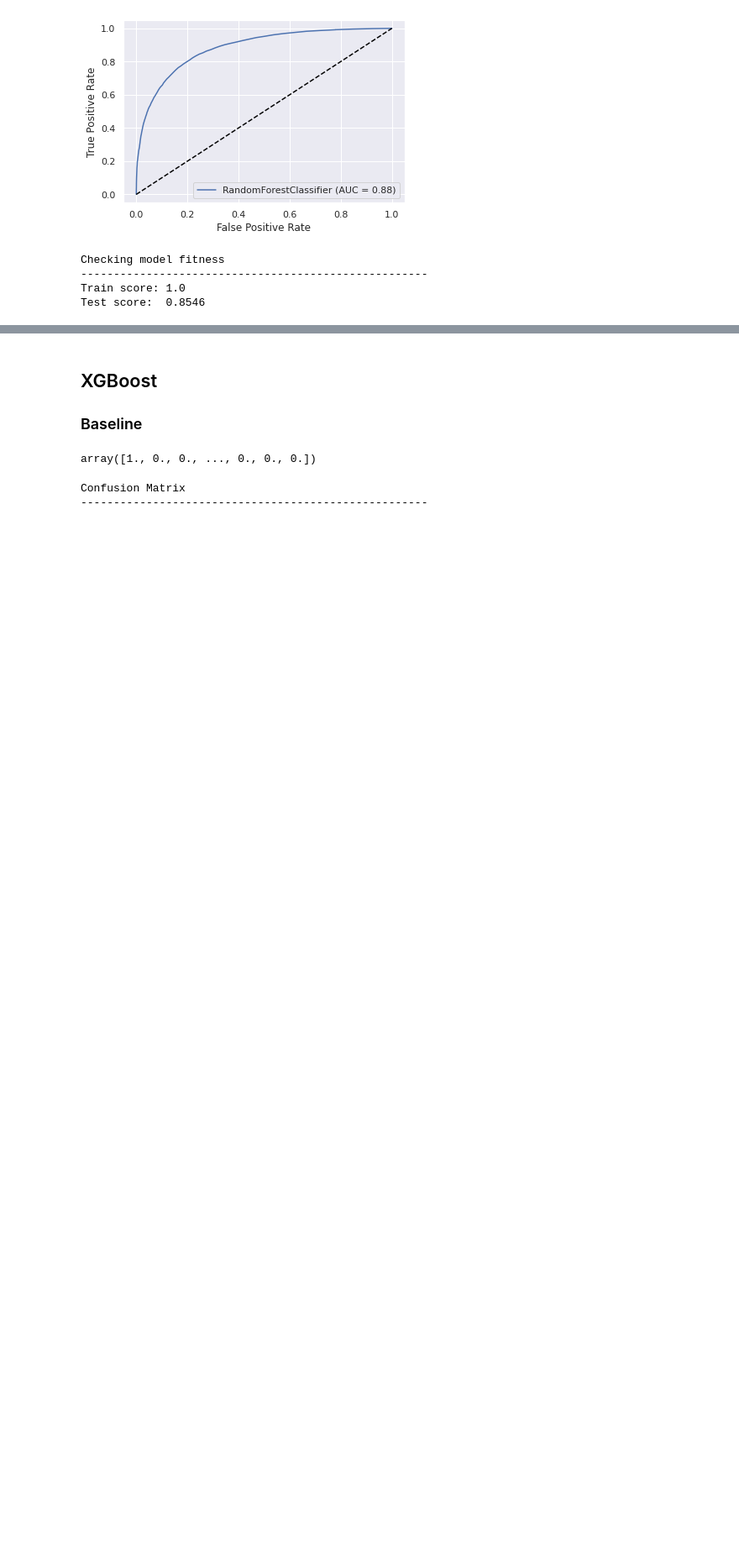
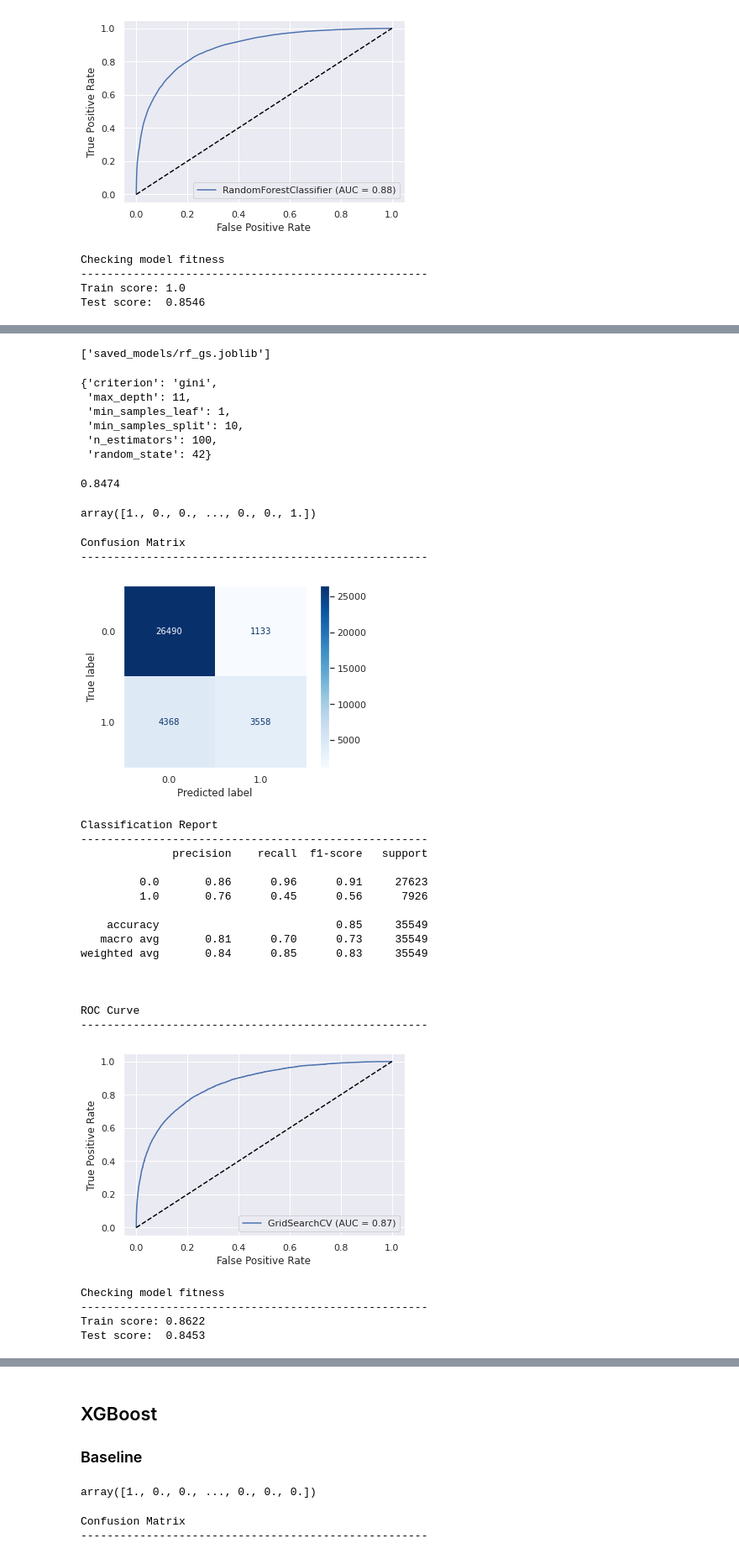
Before and after one commit to tjkyner/australian-rain-prediction, a Jupyter notebook: notebook.ipynb, the cells around one changed output, grey strips where cells are left out. Shown: that part at 84% size. Drawn from its saved outputs; the diff is of its cells as text; code cells hidden in the pictures; blank space fills up the shorter version.

Commit message:
random forest hyperparameter tuning

```diff
--- a/notebook.ipynb
+++ b/notebook.ipynb
@@ -905,7 +906,8 @@ params = {
     'criterion': ['gini', 'entropy'],
     'max_depth': [3, 7, 11],
     'min_samples_split': [2, 5, 10],
-    'min_samples_leaf': [1, 3, 5]
+    'min_samples_leaf': [1, 3, 5],
+    'random_state': [42]
 }
 
 clf_gs = GridSearchCV(clf, param_grid=params, scoring='accuracy', cv=3)
@@ -1000,0 +1007,12 @@ Test score:  0.8546
+# %%
+rf_params = {
+    'n_estimators': [10, 35, 100],
+    'criterion': ['gini', 'entropy'],
+    'max_depth': [3, 7, 11],
+    'min_samples_split': [2, 5, 10],
+    'min_samples_leaf': [1, 3, 5],
+    'random_state': [42]
+}
+
+rf_gs = GridSearchCV(rf, param_grid=rf_params, scoring='accuracy', cv=3)
+rf_gs.fit(X_train, y_train)
@@ -1000,0 +1028,50 @@ Test score:  0.8546
+# %%
+joblib.dump(rf_gs, 'saved_models/rf_gs.joblib')
+# %% [output]
+['saved_models/rf_gs.joblib']
+# %%
+rf_gs_saved = joblib.load('saved_models/rf_gs.joblib')
+# %%
+rf_gs_saved.best_params_
+# %% [output]
+{'criterion': 'gini',
+ 'max_depth': 11,
+ 'min_samples_leaf': 1,
+ 'min_samples_split': 10,
+ 'n_estimators': 100,
+ 'random_state': 42}
+# %%
+round(rf_gs_saved.best_score_, 4)
+# %% [output]
+0.8474
+# %%
+y_pred_rf_gs = rf_gs_saved.predict(X_test)
+y_pred_rf_gs
+# %% [output]
+array([1., 0., 0., ..., 0., 0., 1.])
+# %%
+evaluate(rf_gs, y_pred=y_pred_rf_gs)
+# %% [output]
+Confusion Matrix
+-----------------------------------------------------
+[figure, added]
+Classification Report
+-----------------------------------------------------
+              precision    recall  f1-score   support
+
+         0.0       0.86      0.96      0.91     27623
+         1.0       0.76      0.45      0.56      7926
+
+    accuracy                           0.85     35549
+   macro avg       0.81      0.70      0.73     35549
+weighted avg       0.84      0.85      0.83     35549
+
+
+
+ROC Curve
+-----------------------------------------------------
+[figure, added]
+Checking model fitness
+-----------------------------------------------------
+Train score: 0.8622
+Test score:  0.8453
```
Also changed, not shown: parts of 7 cells of this notebook.
